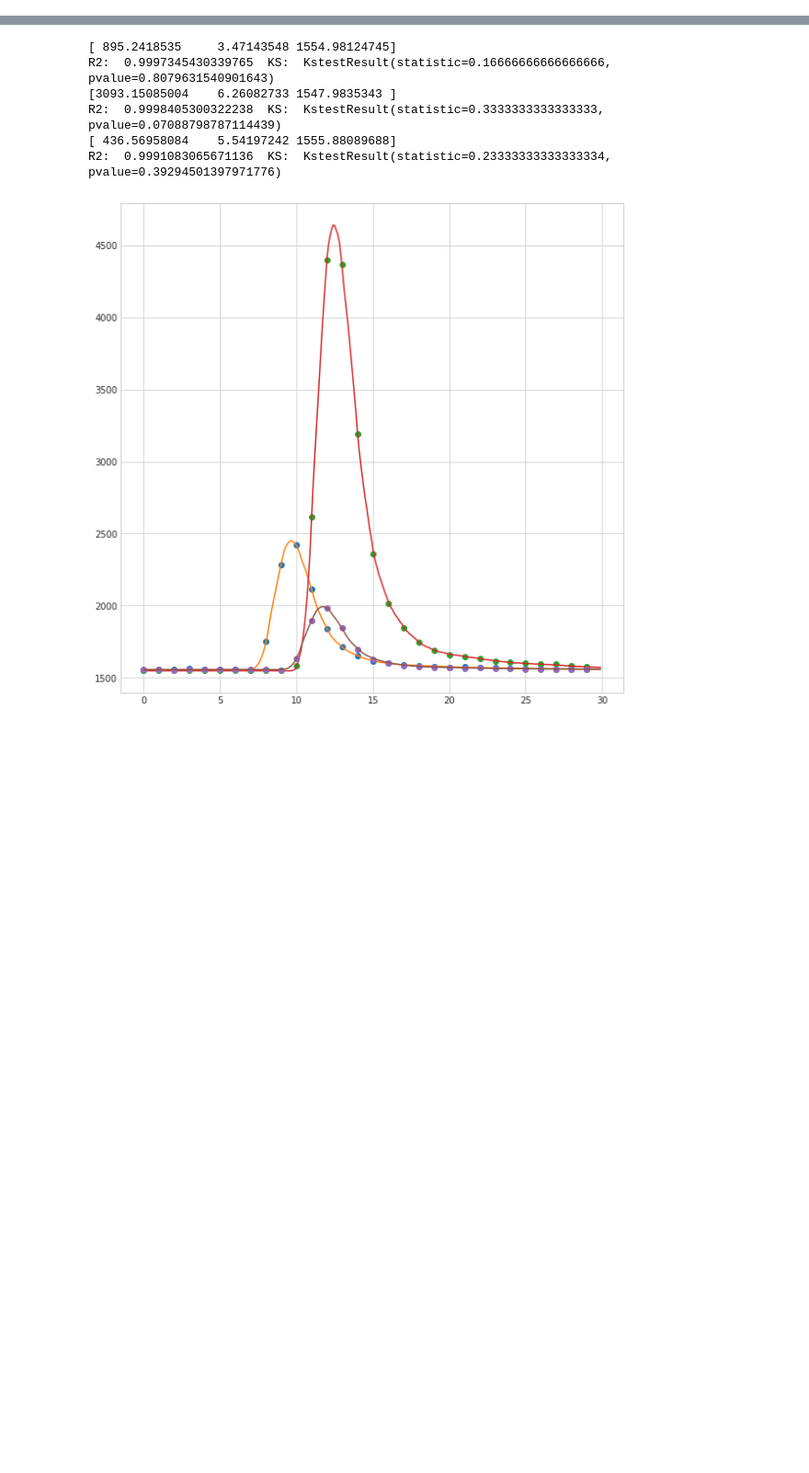
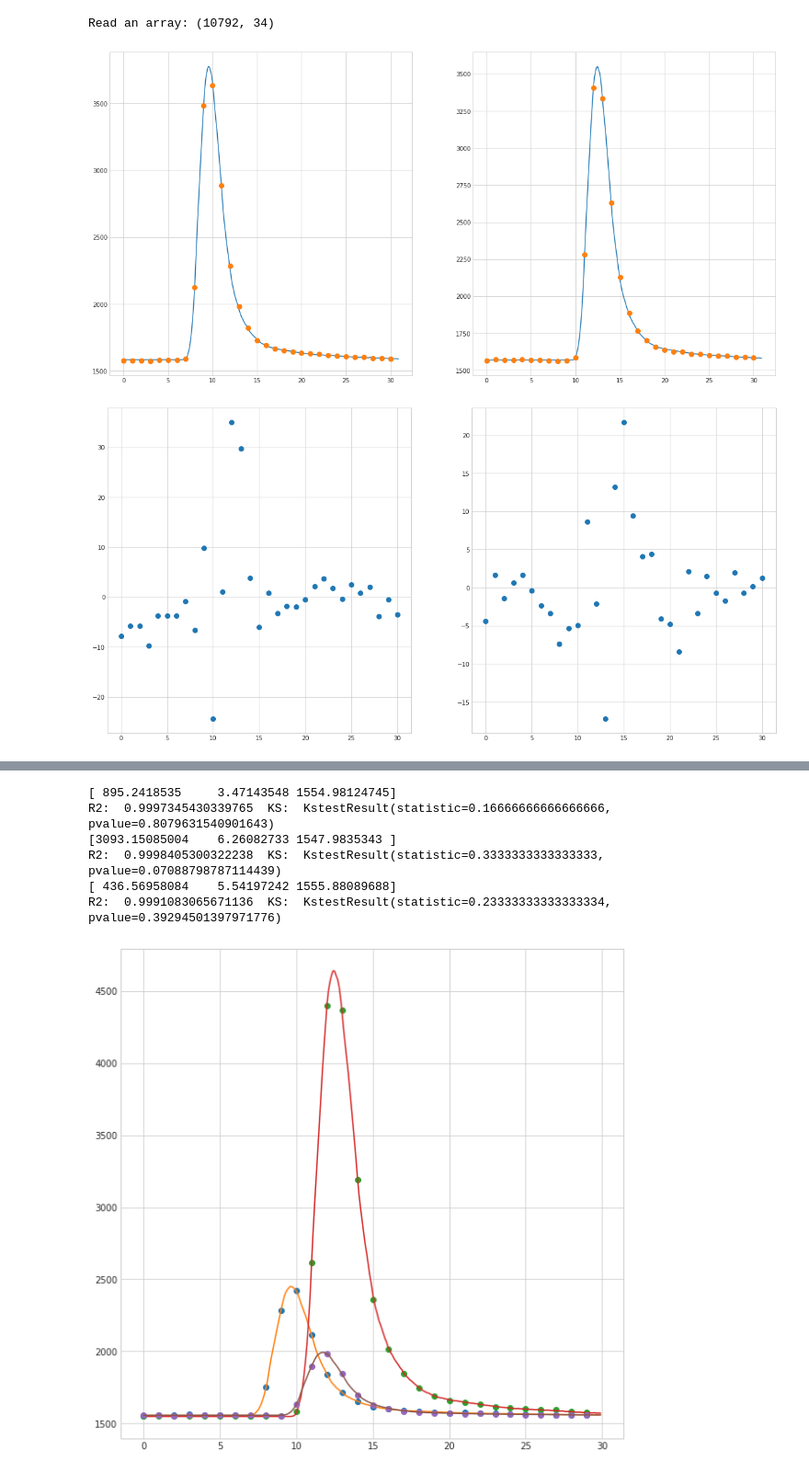
Before and after one commit to regmi-sijan/ml4cal, a Jupyter notebook: testbeam/template.ipynb, the cells around one changed output, grey strips where cells are left out. Shown at 92% size. Cells and saved outputs as stored; diff of their text form; code cells hidden in the pictures; blank space fills up the shorter version.

```diff
--- a/testbeam/template.ipynb
+++ b/testbeam/template.ipynb
@@ -51,17 +43,0 @@ def tempfit(x, *par):
-# %%
-import numpy as np
-with open('8gev_2099_27.npy', 'rb') as f: X = np.load(f)
-print(f'''Read an array: {X.shape}''')
-
-cnt=0
-
-for entry in X:
-    cnt+=1
-    if(cnt>2): break
-    wave=entry[0:31]
-    params=entry[31:]
-
-    fit = tempfit(wave, *params)
-
-    print(f'''{fit}''')
-    print(f'''{wave}''')
@@ -86,3 +46,61 @@ Read an array: (10792, 34)
+# %%
+import numpy as np
+with open('8gev_2099_27.npy', 'rb') as f: X = np.load(f)
+print(f'''Read an array: {X.shape}''')
+
+cnt=0
+x  = np.linspace(0, 31, 31, endpoint=False)
+x1 = np.linspace(0, 31, 310, endpoint=False)
+# print(x)
+
+plt.style.use('seaborn-whitegrid')
+plt.rcParams["figure.figsize"] = (20,10)
+
+myTuple = (None, None, None, None)
+
+fig, myTuple = plt.subplots(1,2)
+
+for entry in X:
+
+    wave=entry[0:31]
+    params=entry[31:]
+
+    fit1 = tempfit(x1, *params)
+    fit  = tempfit(x, *params)
+
+    # print(f'''p{params}''')
+    # print(f'''f{fit}''')
+    # print(f'''d{wave-fit}''')
+
+    _ = myTuple[cnt].plot(x1, fit1, '-')
+    _ = myTuple[cnt].plot(x, wave, 'o',  markersize=8)
+
+    cnt+=1
+    if(cnt==2): break
+
+cnt=0
+myTuple = (None, None, None, None)
+fig, myTuple = plt.subplots(1,2)
+
+for entry in X:
+
+    wave=entry[0:31]
+    params=entry[31:]
+
+    fit  = tempfit(x, *params)
+
+    # print(f'''p{params}''')
+    # print(f'''f{fit}''')
+    # print(f'''d{wave-fit}''')
+
+    _ = myTuple[cnt].plot(x, (wave-fit), 'o',  markersize=8)
+
+    cnt+=1
+    if(cnt==2): break
+# %% [output]
+Read an array: (10792, 34)
+[figure, added]
+[figure, added]
 # %%
 with open('8gev_2099_27.npy', 'rb') as f: X = np.load(f)
 print(f'''Read an array: {X.shape}''')
```
Also changed, not shown: parts of 5 cells of this notebook, 1 other file.
